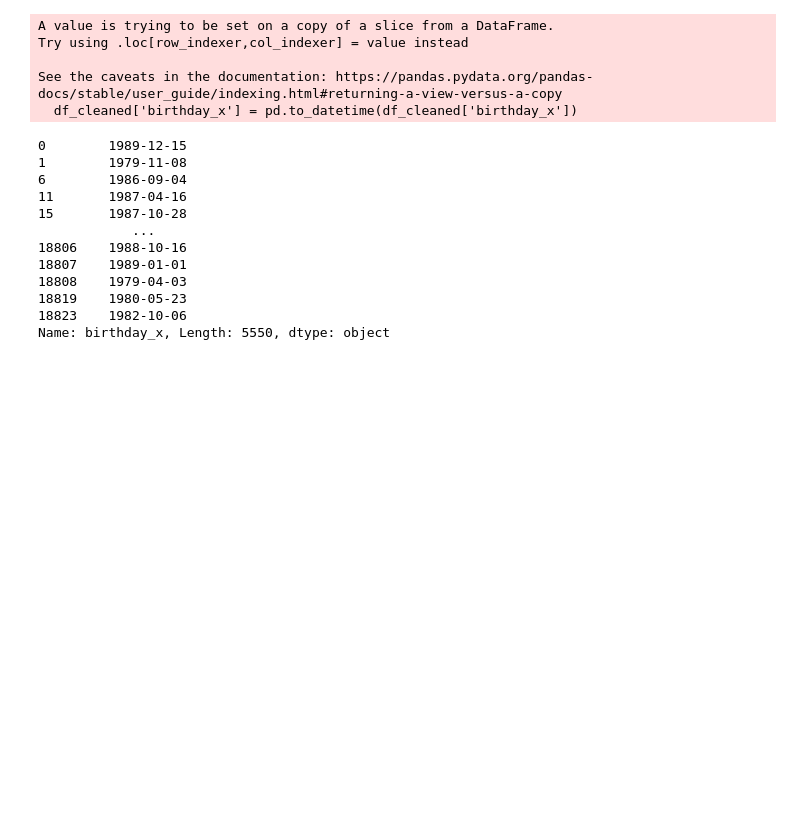
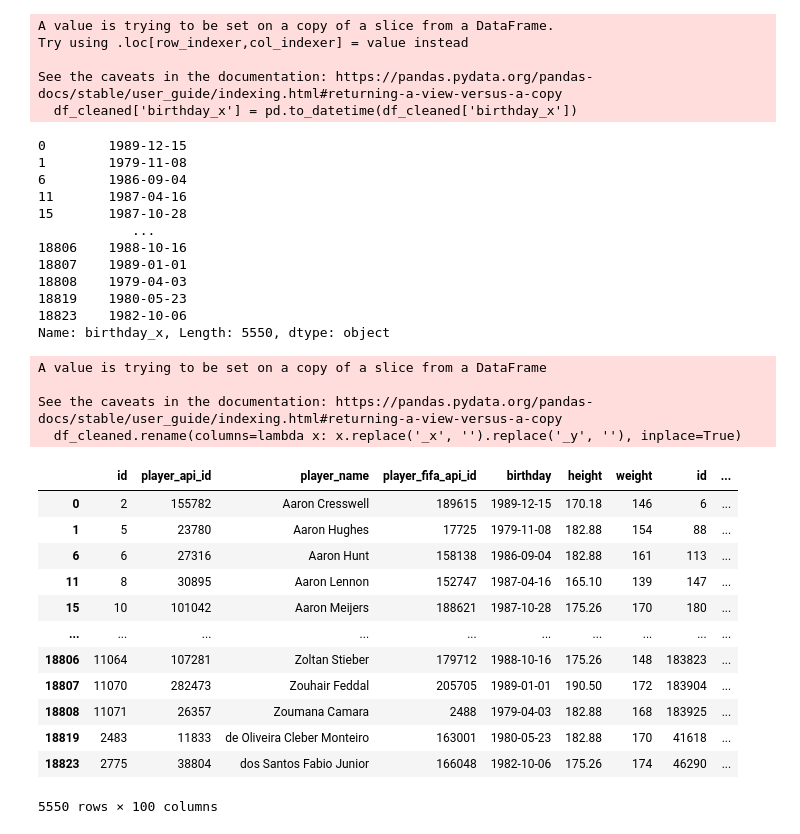
Before and after one commit to rdeshir10/Fifa_Analysis, a Jupyter notebook: football.ipynb, the cells around one changed output. Saved outputs shown, nothing was run; the diff lists cells and outputs as text; code cells hidden in the pictures; blank space fills up the shorter version.

Commit message:
Removed Suffixes

```diff
--- a/football.ipynb
+++ b/football.ipynb
@@ -123,6 +123,28 @@ See the caveats in the documentation: https://pandas.pydata.org/pandas-docs/stab
 18819    1980-05-23
 18823    1982-10-06
 Name: birthday_x, Length: 5550, dtype: object
+# %%
+# Removed Suffixes ('_x' and '_y') created by the merges
+df_cleaned.rename(columns=lambda x: x.replace('_x', '').replace('_y', ''), inplace=True)
+df_cleaned
+# %% [output]
+A value is trying to be set on a copy of a slice from a DataFrame
+
+See the caveats in the documentation: https://pandas.pydata.org/pandas-docs/stable/user_guide/indexing.html#returning-a-view-versus-a-copy
+  df_cleaned.rename(columns=lambda x: x.replace('_x', '').replace('_y', ''), inplace=True)
+|  | id | player_api_id | player_name | player_fifa_api_id | birthday | height | weight | id | ... |
+| 0 | 2 | 155782 | Aaron Cresswell | 189615 | 1989-12-15 | 170.18 | 146 | 6 | ... |
+| 1 | 5 | 23780 | Aaron Hughes | 17725 | 1979-11-08 | 182.88 | 154 | 88 | ... |
+| 6 | 6 | 27316 | Aaron Hunt | 158138 | 1986-09-04 | 182.88 | 161 | 113 | ... |
+| 11 | 8 | 30895 | Aaron Lennon | 152747 | 1987-04-16 | 165.10 | 139 | 147 | ... |
+| 15 | 10 | 101042 | Aaron Meijers | 188621 | 1987-10-28 | 175.26 | 170 | 180 | ... |
+| ... | ... | ... | ... | ... | ... | ... | ... | ... | ... |
+| 18806 | 11064 | 107281 | Zoltan Stieber | 179712 | 1988-10-16 | 175.26 | 148 | 183823 | ... |
+| 18807 | 11070 | 282473 | Zouhair Feddal | 205705 | 1989-01-01 | 190.50 | 172 | 183904 | ... |
+| 18808 | 11071 | 26357 | Zoumana Camara | 2488 | 1979-04-03 | 182.88 | 168 | 183925 | ... |
+| 18819 | 2483 | 11833 | de Oliveira Cleber Monteiro | 163001 | 1980-05-23 | 182.88 | 170 | 41618 | ... |
+| 18823 | 2775 | 38804 | dos Santos Fabio Junior | 166048 | 1982-10-06 | 175.26 | 174 | 46290 | ... |
+5550 rows × 100 columns
 # %%
 #exporting Dataframes to Csv
 df_player.to_csv('Resources/players.csv', index=False)
```
